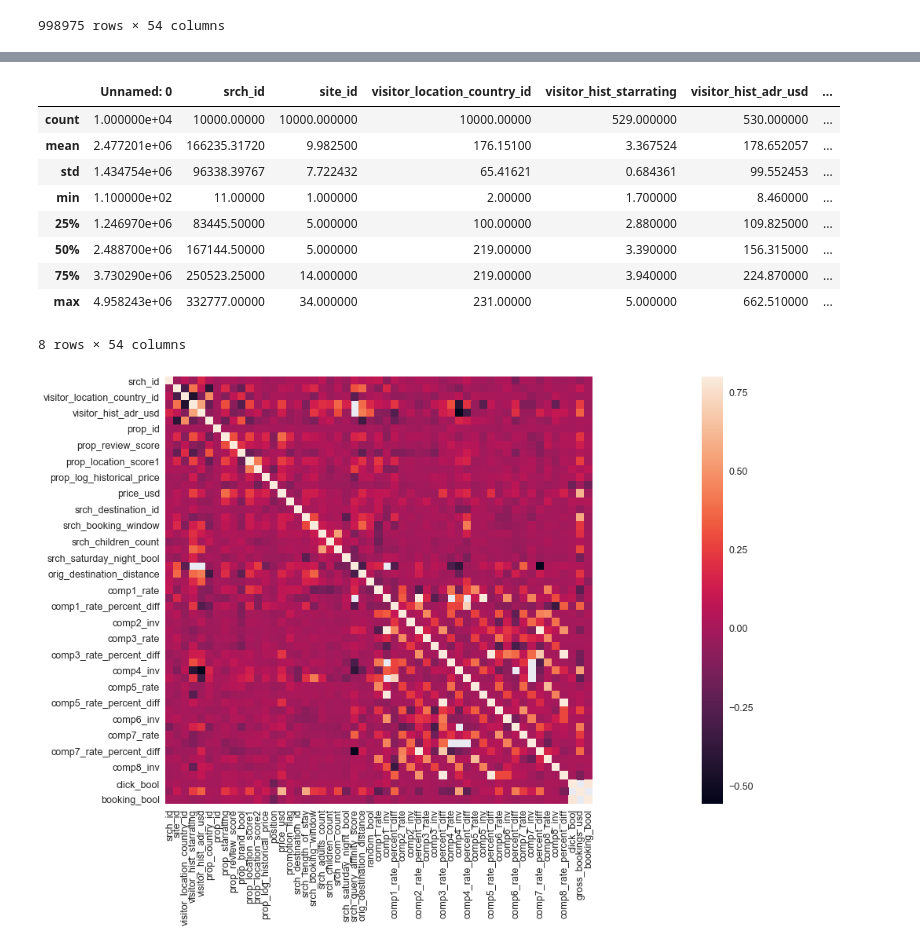
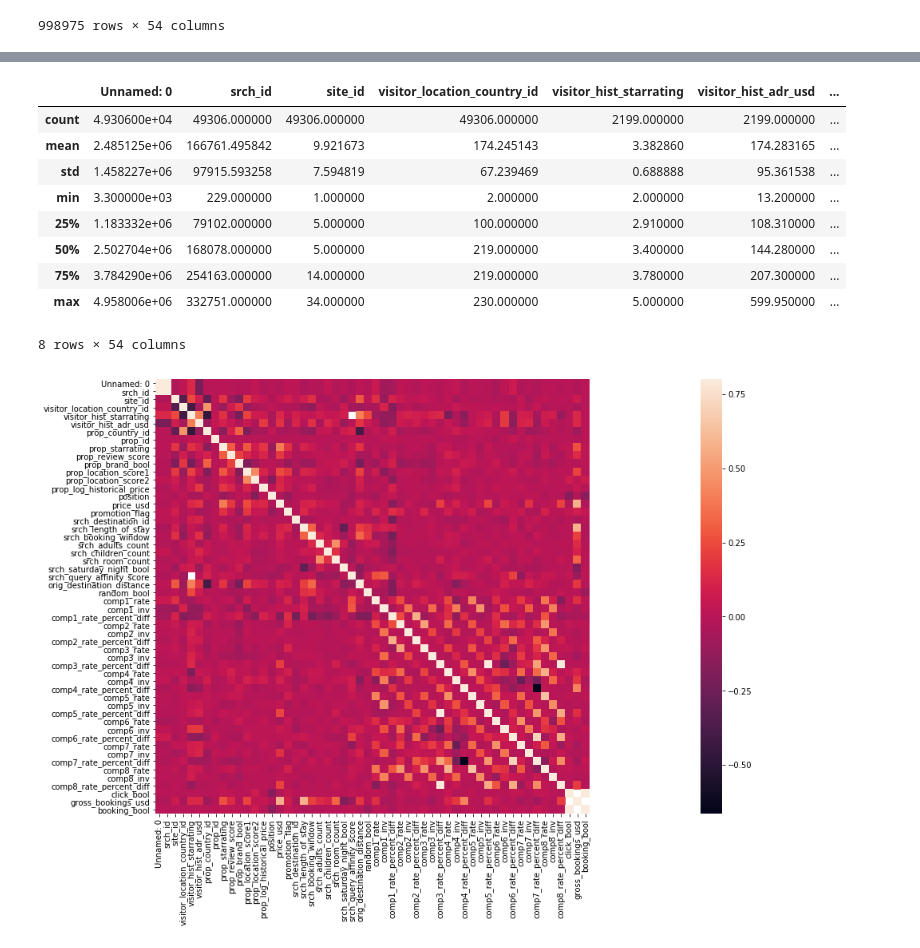
Before and after one commit to Longi94/dmt2018, a Jupyter notebook: assign2/assign2.ipynb, the cells around one changed output, grey strips where cells are left out. Saved outputs shown, nothing was run; the diff lists cells and outputs as text; code cells hidden in the pictures.

Commit message:
more plots and 2000 user dataset

```diff
--- a/assign2/assign2.ipynb
+++ b/assign2/assign2.ipynb
@@ -72,0 +73,3 @@ grouped.to_csv('1000users')
+# %%
+data = pd.read_csv('2000users')
+data.head()
@@ -74,14 +85,14 @@ grouped.to_csv('1000users')
 data.describe()
 # %% [output]
 |  | Unnamed: 0 | srch_id | site_id | visitor_location_country_id | visitor_hist_starrating | visitor_hist_adr_usd | ... |
-| count | 1.000000e+04 | 10000.00000 | 10000.000000 | 10000.00000 | 529.000000 | 530.000000 | ... |
-| mean | 2.477201e+06 | 166235.31720 | 9.982500 | 176.15100 | 3.367524 | 178.652057 | ... |
-| std | 1.434754e+06 | 96338.39767 | 7.722432 | 65.41621 | 0.684361 | 99.552453 | ... |
-| min | 1.100000e+02 | 11.00000 | 1.000000 | 2.00000 | 1.700000 | 8.460000 | ... |
-| 25% | 1.246970e+06 | 83445.50000 | 5.000000 | 100.00000 | 2.880000 | 109.825000 | ... |
-| 50% | 2.488700e+06 | 167144.50000 | 5.000000 | 219.00000 | 3.390000 | 156.315000 | ... |
-| 75% | 3.730290e+06 | 250523.25000 | 14.000000 | 219.00000 | 3.940000 | 224.870000 | ... |
-| max | 4.958243e+06 | 332777.00000 | 34.000000 | 231.00000 | 5.000000 | 662.510000 | ... |
+| count | 4.930600e+04 | 49306.000000 | 49306.000000 | 49306.000000 | 2199.000000 | 2199.000000 | ... |
+| mean | 2.485125e+06 | 166761.495842 | 9.921673 | 174.245143 | 3.382860 | 174.283165 | ... |
+| std | 1.458227e+06 | 97915.593258 | 7.594819 | 67.239469 | 0.688888 | 95.361538 | ... |
+| min | 3.300000e+03 | 229.000000 | 1.000000 | 2.000000 | 2.000000 | 13.200000 | ... |
+| 25% | 1.183332e+06 | 79102.000000 | 5.000000 | 100.000000 | 2.910000 | 108.310000 | ... |
+| 50% | 2.502704e+06 | 168078.000000 | 5.000000 | 219.000000 | 3.400000 | 144.280000 | ... |
+| 75% | 3.784290e+06 | 254163.000000 | 14.000000 | 219.000000 | 3.780000 | 207.300000 | ... |
+| max | 4.958006e+06 | 332751.000000 | 34.000000 | 230.000000 | 5.000000 | 599.950000 | ... |
 8 rows × 54 columns
 # %%
 #sample = data.sample(n=10000)
@@ -99,8 +110,8 @@ import seaborn as sns
 import matplotlib.pyplot as plt
 # %%
 #add prog and money
-corrmat = grouped.corr()
+corrmat = data.corr()
 f, ax = plt.subplots(figsize=(50, 10))
 sns.heatmap(corrmat, vmax=.8, square=True);
 # %% [output]
-[figure, old version]
+[figure, new version]
```
Also changed, not shown: parts of 33 cells of this notebook, 1 other file.
